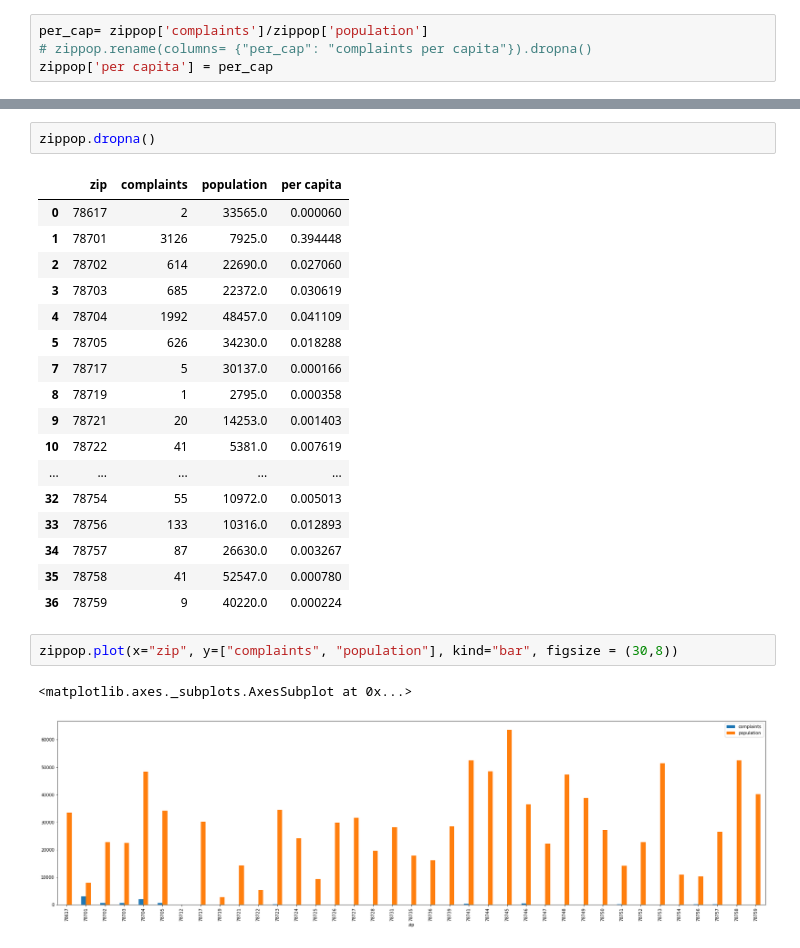
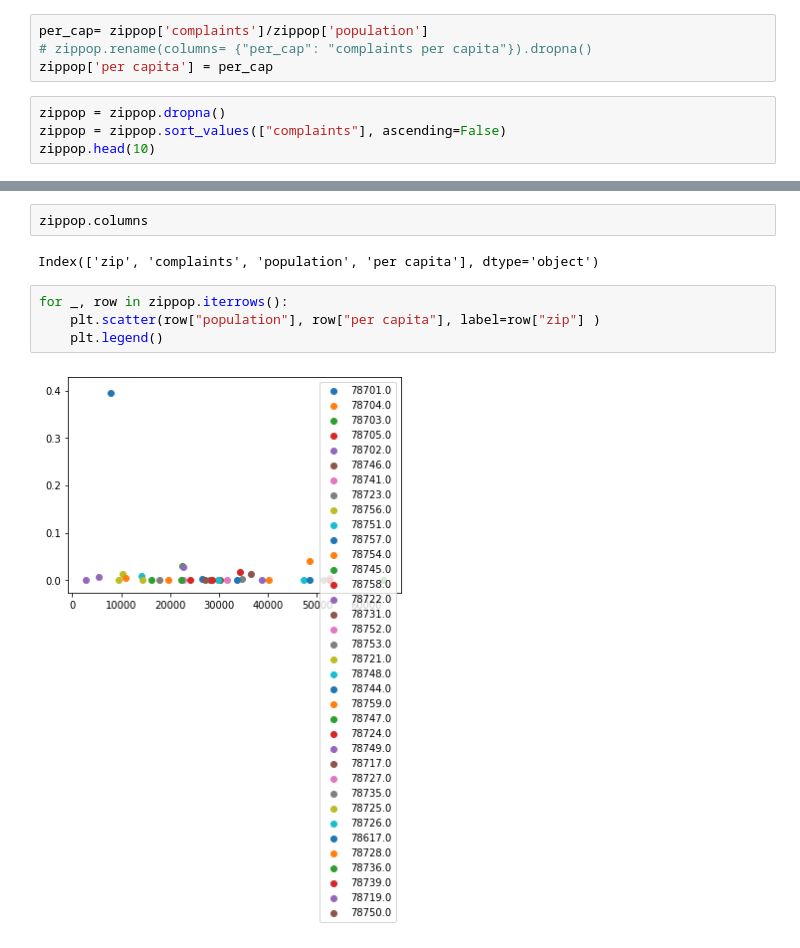
Before and after one commit to JansenKat/Scooters_In_Austin_Data_Analysis, a Jupyter notebook: resources/group_by_zip.ipynb, the cells around one changed output, grey strips where cells are left out. Cells and saved outputs as stored; diff of their text form.

Commit message:
Push Erin's plots from 1.16

```diff
--- a/resources/group_by_zip.ipynb
+++ b/resources/group_by_zip.ipynb
@@ -188,3 +188,7 @@ zippop.plot(x="zip", y=["complaints", "population"], kind="bar", figsize = (12,8
 per_cap= zippop['complaints']/zippop['population']
 # zippop.rename(columns= {"per_cap": "complaints per capita"}).dropna()
 zippop['per capita'] = per_cap
+# %%
+zippop = zippop.dropna()
+zippop = zippop.sort_values(["complaints"], ascending=False)
+zippop.head(10)
@@ -191,25 +207,10 @@ zippop['per capita'] = per_cap
 # %%
-zippop.dropna()
+zippop.columns
 # %% [output]
-|  | zip | complaints | population | per capita |
-| 0 | 78617 | 2 | 33565.0 | 0.000060 |
-| 1 | 78701 | 3126 | 7925.0 | 0.394448 |
-| 2 | 78702 | 614 | 22690.0 | 0.027060 |
-| 3 | 78703 | 685 | 22372.0 | 0.030619 |
-| 4 | 78704 | 1992 | 48457.0 | 0.041109 |
-| 5 | 78705 | 626 | 34230.0 | 0.018288 |
-| 7 | 78717 | 5 | 30137.0 | 0.000166 |
-| 8 | 78719 | 1 | 2795.0 | 0.000358 |
-| 9 | 78721 | 20 | 14253.0 | 0.001403 |
-| 10 | 78722 | 41 | 5381.0 | 0.007619 |
-| ... | ... | ... | ... | ... |
-| 32 | 78754 | 55 | 10972.0 | 0.005013 |
-| 33 | 78756 | 133 | 10316.0 | 0.012893 |
-| 34 | 78757 | 87 | 26630.0 | 0.003267 |
-| 35 | 78758 | 41 | 52547.0 | 0.000780 |
-| 36 | 78759 | 9 | 40220.0 | 0.000224 |
+Index(['zip', 'complaints', 'population', 'per capita'], dtype='object')
-# %%
-zippop.plot(x="zip", y=["complaints", "population"], kind="bar", figsize = (30,8))
-# %% [output]
-<matplotlib.axes._subplots.AxesSubplot at 0x...>
-[figure, removed]
+# %%
+for _, row in zippop.iterrows():
+    plt.scatter(row["population"], row["per capita"], label=row["zip"] )
+    plt.legend()
+# %% [output]
+[figure, added]
```
Also changed, not shown: parts of 3 cells of this notebook.
